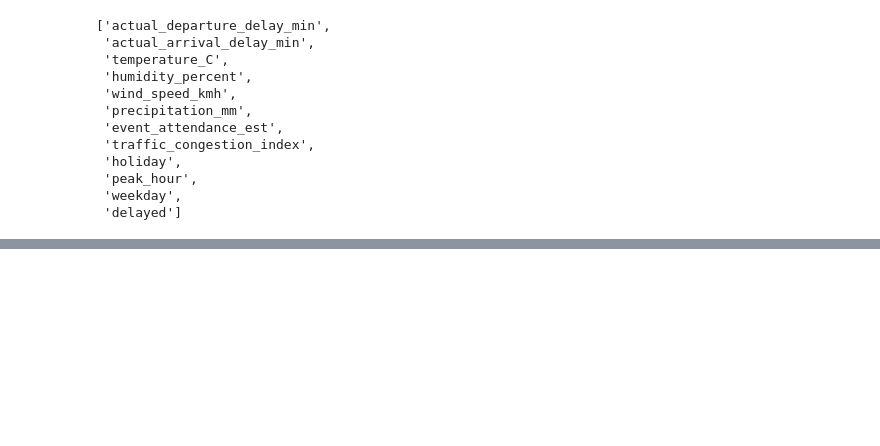
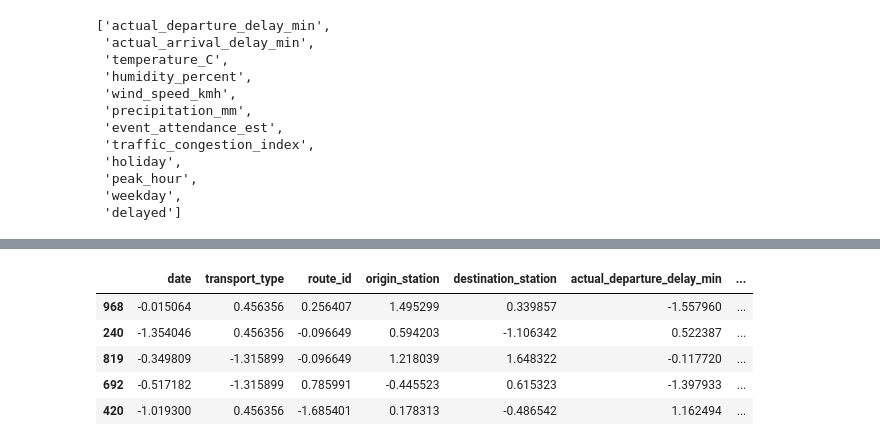
Before and after one commit to lalitha-sahitya/Public-Transport-Delays-Prediction, a Jupyter notebook: Public_Transport_Delays_Prediction.ipynb, the cells around one changed output, grey strips where cells are left out. Drawn from its saved outputs; the diff is of its cells as text; code cells hidden in the pictures; blank space fills up the shorter version.

```diff
--- a/Public_Transport_Delays_Prediction.ipynb
+++ b/Public_Transport_Delays_Prediction.ipynb
@@ -209,0 +282,9 @@ num_cols
+# %%
+x_train.head()
+# %% [output]
+|  | date | transport_type | route_id | origin_station | destination_station | actual_departure_delay_min | ... |
+| 968 | -0.015064 | 0.456356 | 0.256407 | 1.495299 | 0.339857 | -1.557960 | ... |
+| 240 | -1.354046 | 0.456356 | -0.096649 | 0.594203 | -1.106342 | 0.522387 | ... |
+| 819 | -0.349809 | -1.315899 | -0.096649 | 1.218039 | 1.648322 | -0.117720 | ... |
+| 692 | -0.517182 | -1.315899 | 0.785991 | -0.445523 | 0.615323 | -1.397933 | ... |
+| 420 | -1.019300 | 0.456356 | -1.685401 | 0.178313 | -0.486542 | 1.162494 | ... |
```
Also changed, not shown: parts of 17 cells of this notebook.
